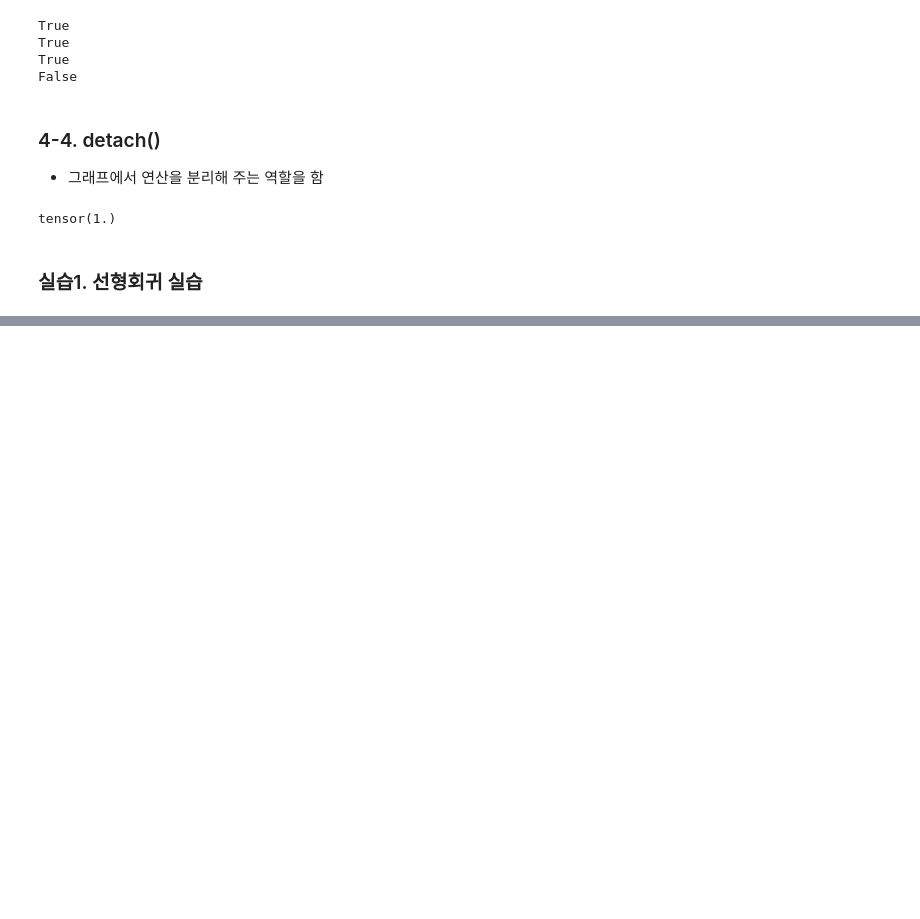
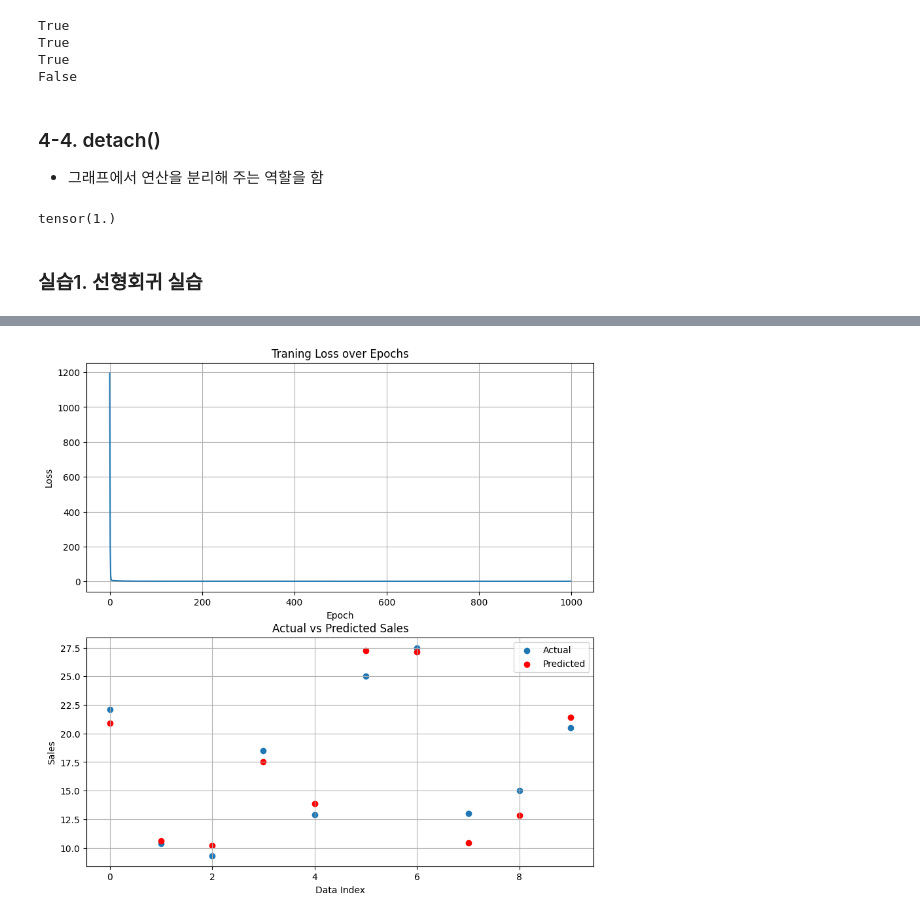
Before and after one commit to sejin1048/pytorch-project, a Jupyter notebook: 04_autograd.ipynb, the cells around one changed output, grey strips where cells are left out. Drawn from its saved outputs; the diff is of its cells as text; code cells hidden in the pictures; blank space fills up the shorter version.

```diff
--- a/04_autograd.ipynb
+++ b/04_autograd.ipynb
@@ -168,0 +174,91 @@ linear.bias : tensor([2.2548])
+# %%
+import torch.nn as nn #뉴럴네트워크의 약자임
+import torch.optim as optim
+import matplotlib.pyplot as plt
+
+# 1. 데이터 입출력 정의
+x = torch.tensor([[50.0, 25.0, 30.0],
+                [10.0, 20.0, 25.0],
+                [5.0, 22.0, 30.0],
+                [30.0, 26.0, 28.0],
+                [40.0, 15.0, 28.0],
+                [60.0, 35.0, 40.0],
+                [70.0, 30.0, 35.0],
+                [20.0, 15.0, 20.0],
+                [25.0, 18.0, 22.0],
+                [45.0, 28.0, 30.0]], dtype=torch.float32)
+
+y = torch.tensor([[22.1], [10.4], [9.3], [18.5], [12.9],
+                [25.0], [27.5], [13.0], [15.0], [20.5]], dtype=torch.float32)
+# print(x)
+# print(y)
+
+# 2. 모델 정의 (다중 선형회귀)
+class LinearRegressionModel(nn.Module): #nn.Module : 상속받아오겠다.
+    def __init__(self):
+        super(LinearRegressionModel,self).__init__() #super().__init__()만 해도 된다.
+        self.linear = nn.Linear(3,1) #입력 3개, 출력 1개
+
+    def forward(self,x): #순전파 진행
+        return self.linear(x) #linear를 활성화 함수로 하면 들어오는 값을 그대로 내보내겠다.
+        #sigmoid를 쓰면 들어오는 값을 0~1사이 값으로 나타내 주겠다.
+
+model = LinearRegressionModel()
+
+# 3. 손실함수 정의
+#손실함수 선택 : MSE, MAE ...
+loss_function = nn.MSELoss() #Mean Squared Error
+
+# # 4. 가중치 업데이트  #optimizer : 경사하강법에서 최적값을 찾기위한 것
+# # 경사하강법 -> 어떤 것을 사용할지 선택
+optimizer = optim.SGD(model.parameters(), lr = 0.0001) #확률적 경사하강법 lr:학습률(learning rate)
+# print(list(model.parameters())) #model.parameters() : [가중치,편향]이 들어가있는 것임.
+
+# 5. 학습 반복
+epochs = 1000 #epochs:반복횟수
+losses = [] #손실을 저장할 리스트 생성
+
+for epoch in range(epochs):
+    optimizer.zero_grad() # 반복할 때마다 기울기 초기화
+    outputs = model(x) #모델인 x를 예측한다.  #예측값 계산
+    loss = loss_function(outputs, y) # 손실 게산
+    loss.backward() # 역전파
+    optimizer.step() #가중치 업데이트
+
+    losses.append(loss.item()) #손실값 저장
+
+    if (epoch + 1) % 100 == 0: #100번당 한번씩 출력
+        print(f'Epoch [{epoch + 1} / {epochs}], loss: {loss.item(): .4f}')
+
+# 최종 모델 파라미터 확인
+print("")
+print('학습된 모델의 파라미터:')
+for name, param in model.named_parameters(): #가중치와 bias(편향)가 어떻게 나왔는지 보여주기 위해
+    print(f'{name} : {param.data}')
+
+# 6. 결과 시각화
+plt.figure(figsize=(10,10))
+
+# 손실 감소 그래프
+plt.subplot(2,1,1) #1행 2열로 나누고, 1번에 그리겠다.
+plt.plot(losses)
+# plt.ylim(0,5)
+plt.title('Traning Loss over Epochs')
+plt.xlabel('Epoch')
+plt.ylabel('Loss')
+plt.grid()
+
+# # 데이터와 예측 결과 시각화
+plt.subplot(2,1,2) #1행 2열로 나누고, 2번에 그리겠다.
+#actual = y.numpy()
+#predicted = model(x).detach().numpy()
+plt.scatter(range(len(y)),y.numpy(),label = 'Actual') #넘파이로 바꿔야한다.
+plt.scatter(range(len(y)),model(x).detach().numpy(), color = 'red',label = 'Predicted') #detach()해서 분리해준다.
+#model(x).detach().numpy()하면 기존의 연산에서 분리 시키고, x를 model에 넣어서 예측한 값임
+plt.title('Actual vs Predicted Sales')
+plt.xlabel('Data Index')
+plt.ylabel('Sales')
+plt.legend()
+plt.grid()
+plt.show()
+# %% [output]
@@ -168,0 +279 @@ linear.bias : tensor([2.2548])
+[figure, added]
```
Also changed, not shown: parts of 13 cells of this notebook.
